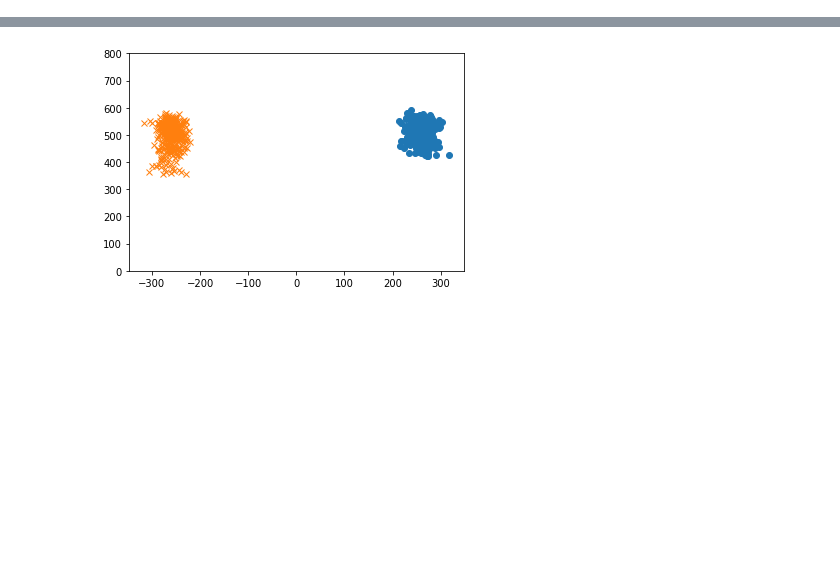
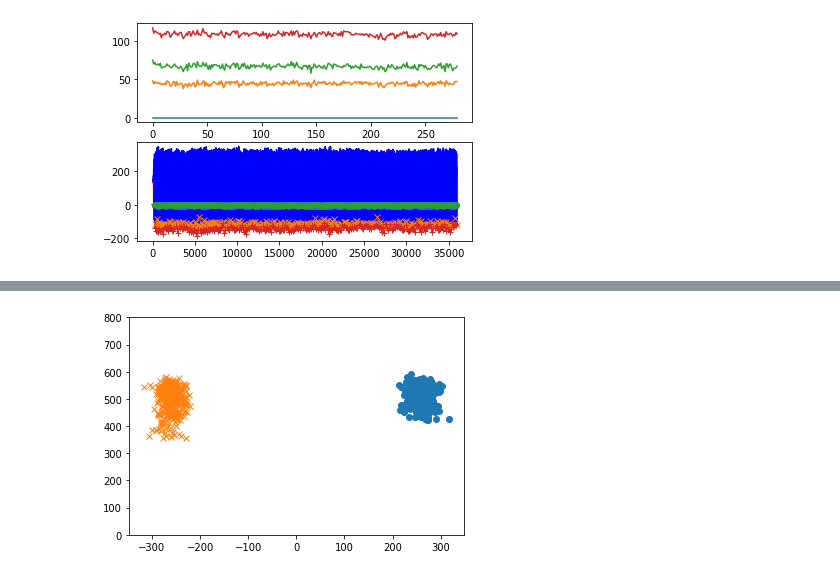
Before and after one commit to inseungkang/learningalgos, a Jupyter notebook: Controller_Inference.ipynb, the cells around one changed output, grey strips where cells are left out. Cells and saved outputs as stored; diff of their text form; code cells hidden in the pictures; blank space fills up the shorter version.

```diff
--- a/Controller_Inference.ipynb
+++ b/Controller_Inference.ipynb
@@ -193,0 +226,36 @@ delta_Q_l = footXY_hc_r - footXY_hc_norm_r
+# %%
+b, a = signal.butter(2, 0.125)
+
+idx = 4
+
+com = com_vec[idx]
+foot_r = foot_vec_r[idx]
+foot_l = foot_vec_l[idx]
+
+gait_event_idx = compute_gait_event(com, foot_r, foot_l)
+
+# com_1 = signal.filtfilt(b, a, com)
+# foot_r = signal.filtfilt(b, a, foot_r, padlen=len(foot_r)-1)
+# foot_l = signal.filtfilt(b, a, foot_l, padlen=len(foot_l)-1)
+
+ms_l = gait_event_idx[:,0].astype(int).tolist()
+hc_r = gait_event_idx[:,1].astype(int).tolist()
+ms_r = gait_event_idx[:,2].astype(int).tolist()
+hc_l = gait_event_idx[:,3].astype(int).tolist()
+
+fig, axs = plt.subplots(2)
+
+axs[0].plot(gait_event_idx - gait_event_idx[:,0].reshape(-1,1))
+# plt.show()
+# print(gait_event_idx[100:120,:]- gait_event_idx[100:120,0].reshape(-1,1))
+
+axs[1].plot(com[:,1]-foot_r[:,1],'red')
+axs[1].plot(com[:,1]-foot_l[:,1],'blue')
+axs[1].plot(ms_r, com[ms_r,1]-foot_r[ms_r,1], 'o')
+axs[1].plot(hc_l, com[hc_l,1]-foot_l[hc_l,1], 'x')
+axs[1].plot(ms_l, com[ms_l,1]-foot_l[ms_l,1], '*')
+axs[1].plot(hc_r, com[hc_r,1]-foot_r[hc_r,1], '+')
+# plt.xlim(4500, 4750)
+plt.show()
+# %% [output]
+[figure, added]
```
Also changed, not shown: parts of 13 cells of this notebook.
